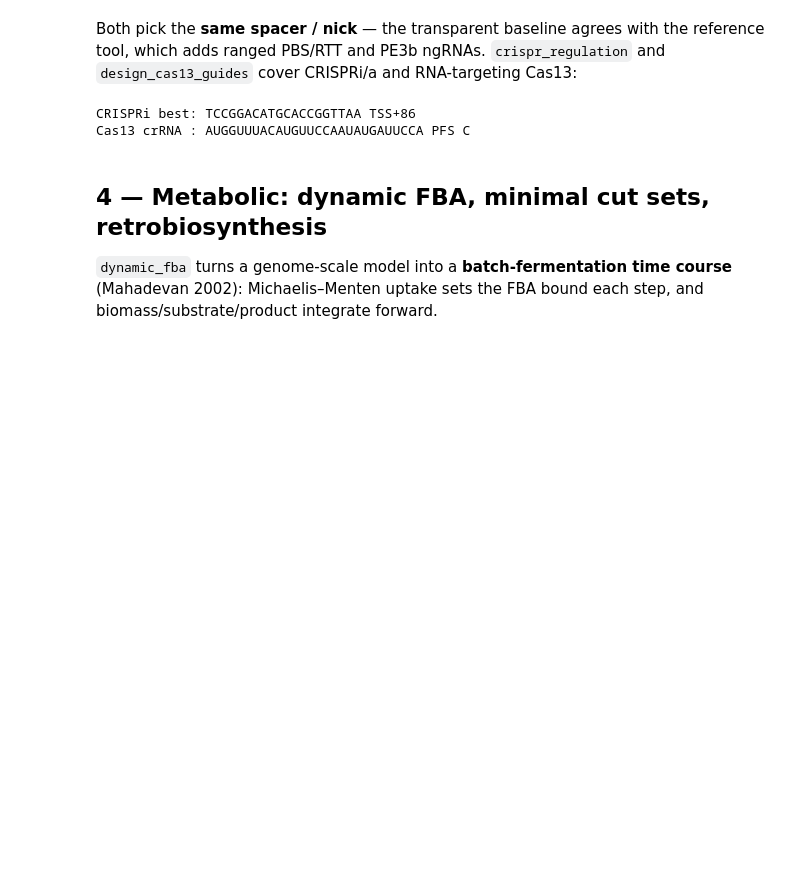
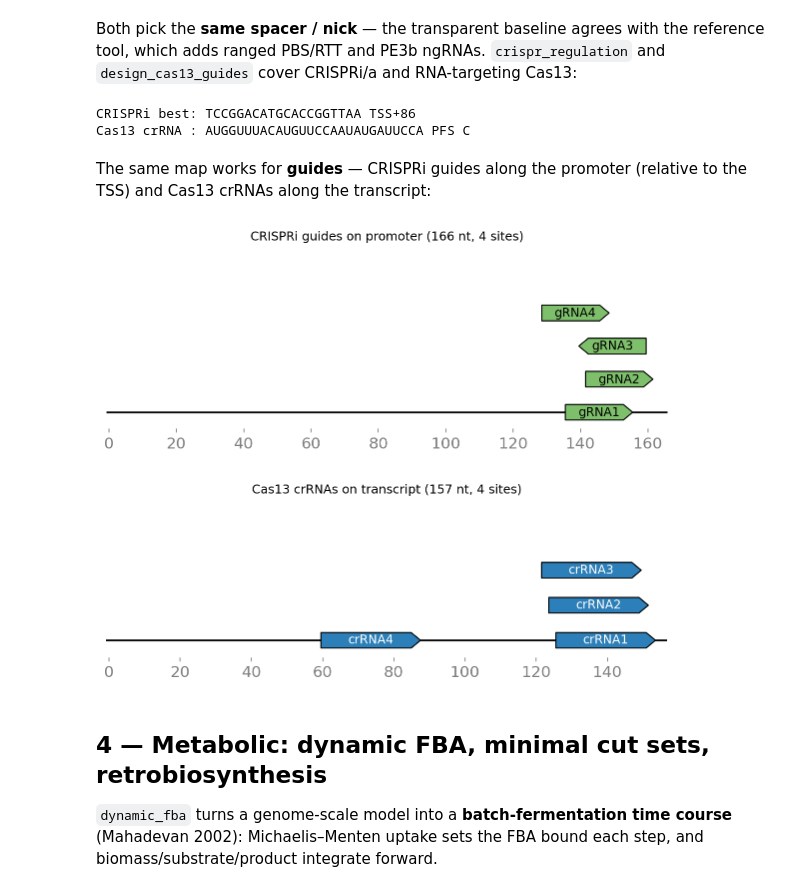
Before and after one commit to Starlitnightly/omicverse-tutorials, a Jupyter notebook: docs/Tutorials-synbio/t_synbio_04_advanced.ipynb, the cells around one changed output. Saved outputs shown, nothing was run; the diff lists cells and outputs as text; code cells hidden in the pictures; blank space fills up the shorter version.

```diff
--- a/docs/Tutorials-synbio/t_synbio_04_advanced.ipynb
+++ b/docs/Tutorials-synbio/t_synbio_04_advanced.ipynb
@@ -126,13 +134,24 @@ None
 Both pick the **same spacer / nick** — the transparent baseline agrees with the reference tool, which adds ranged PBS/RTT and PE3b ngRNAs. `crispr_regulation` and `design_cas13_guides` cover CRISPRi/a and RNA-targeting Cas13:
 # %%
 promoter = ('GCATGCATGC'*4) + 'ATGGCACGTGGATCCGGACATGCACCGGTTAACGGGACCGGT'*3
+mrna_u = mrna.replace('T', 'U')
 gi = ov.synbio.crispr_regulation(promoter, tss=50, mode='crispri')
 print('CRISPRi best:', gi[0].spacer, 'TSS%+d' % gi[0].tss_offset)
-c13 = ov.synbio.design_cas13_guides(mrna.replace('T','U'), n=1)
+c13 = ov.synbio.design_cas13_guides(mrna_u, n=4)
 print('Cas13 crRNA :', c13[0].spacer, 'PFS', c13[0].pfs)
 # %% [output]
 CRISPRi best: TCCGGACATGCACCGGTTAA TSS+86
 Cas13 crRNA : AUGGUUUACAUGUUCCAAUAUGAUUCCA PFS C
+# %% [markdown]
+The same map works for **guides** — CRISPRi guides along the promoter (relative to the TSS) and Cas13 crRNAs along the transcript:
+# %%
+# guide binding sites — CRISPRi on the promoter, Cas13 on the transcript
+ov.synbio.plot_binding_sites(promoter, guides=gi[:4], title='CRISPRi guides on promoter')
+ov.synbio.plot_binding_sites(mrna_u, cas13_guides=c13, title='Cas13 crRNAs on transcript')
+None
+# %% [output]
+[figure, added]
+[figure, added]
 # %% [markdown]
 ## 4 — Metabolic: dynamic FBA, minimal cut sets, retrobiosynthesis
 
```
Also changed, not shown: parts of 2 cells of this notebook.
